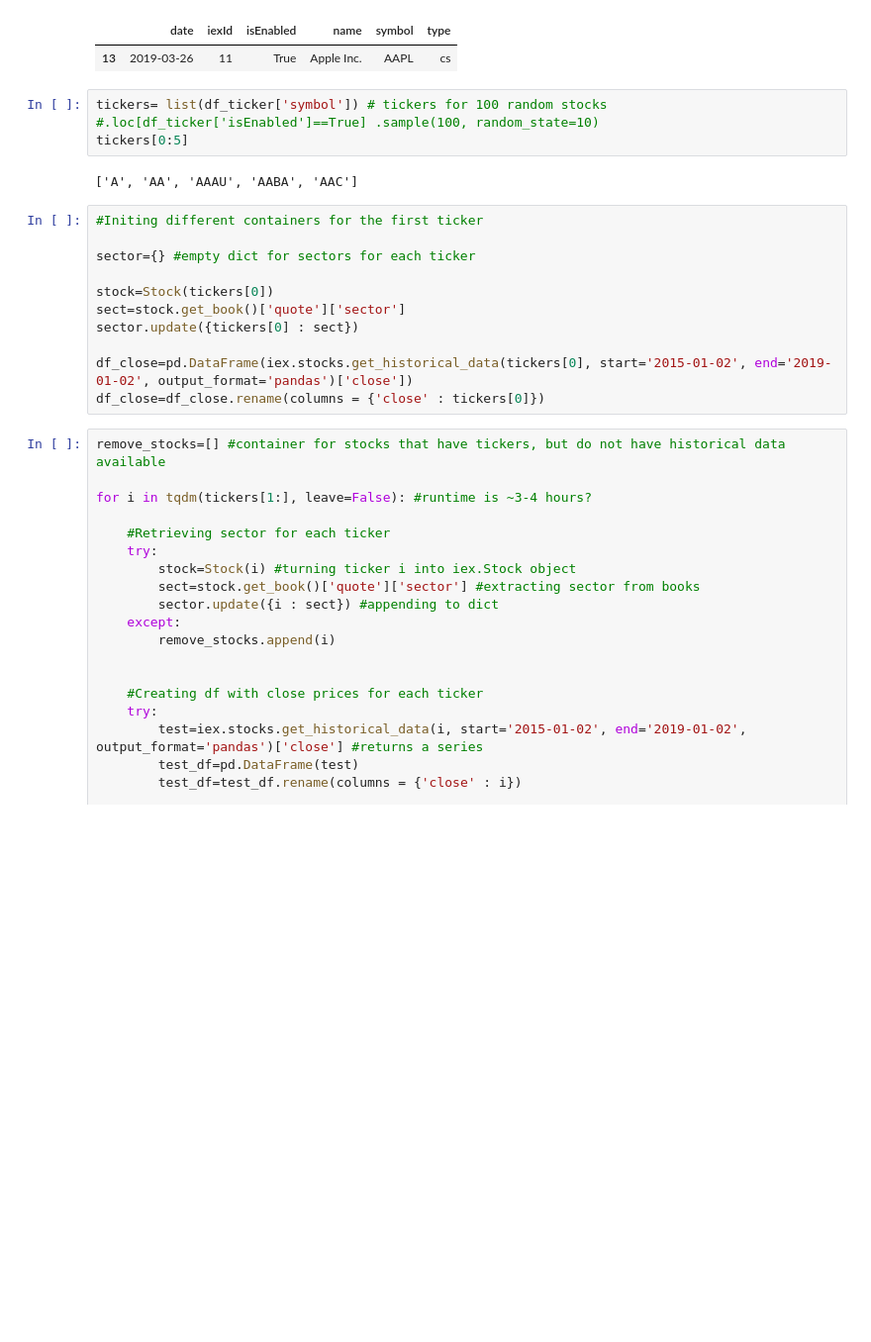
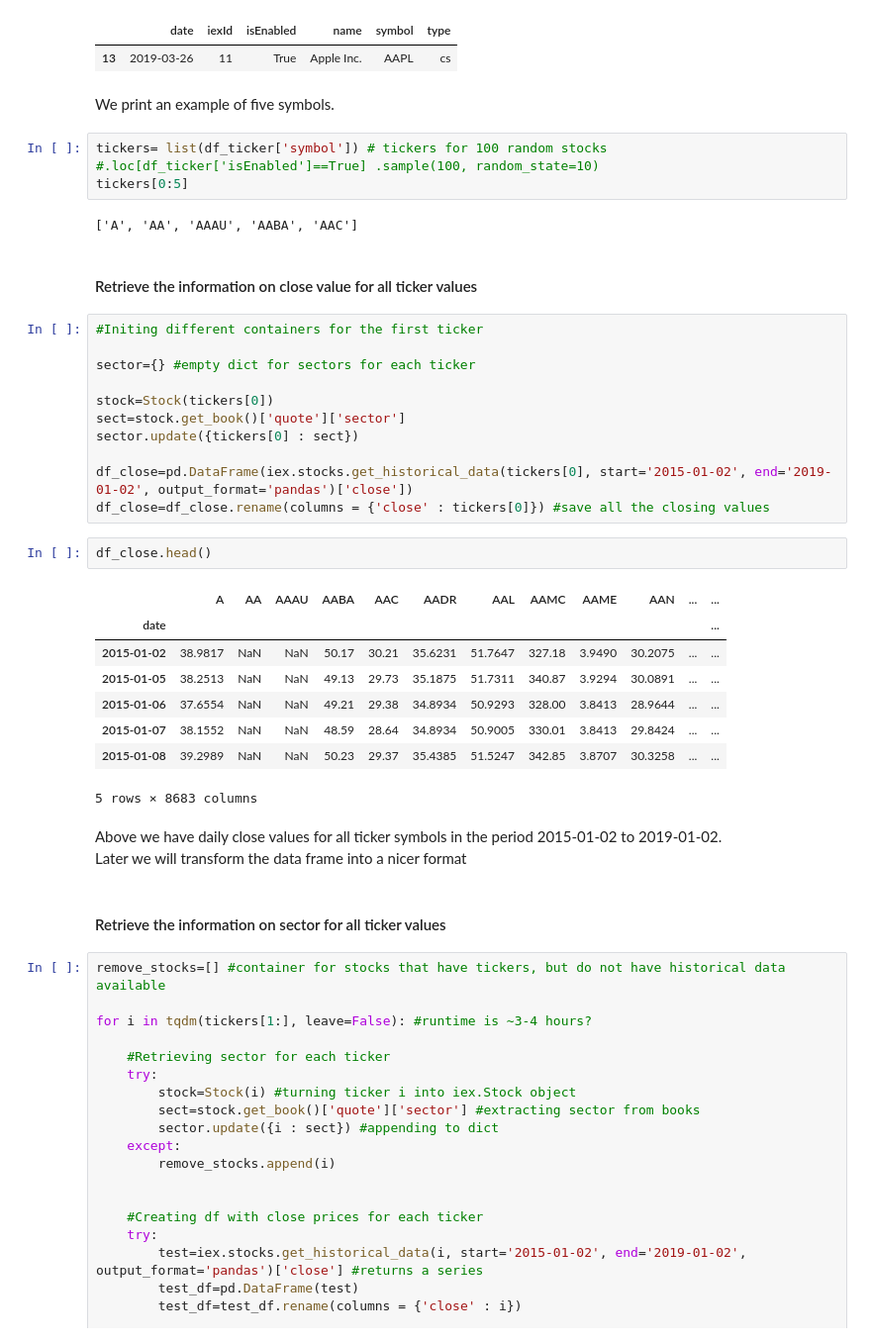
Before and after one commit to NumEconCopenhagen/projects-2019-wms, a Jupyter notebook: dataproject/dataProject.ipynb, the cells around one changed output. Shown: that part at 99% size. Cells and saved outputs as stored; diff of their text form; blank space fills up the shorter version.

Commit message:
added more comments to data project

```diff
--- a/dataproject/dataProject.ipynb
+++ b/dataproject/dataProject.ipynb
@@ -41,11 +45,15 @@ df_ticker.loc[df_ticker['name'] == 'Apple Inc.']
 # %% [output]
 |  | date | iexId | isEnabled | name | symbol | type |
 | 13 | 2019-03-26 | 11 | True | Apple Inc. | AAPL | cs |
+# %% [markdown]
+We print an example of five symbols.
 # %%
 tickers= list(df_ticker['symbol']) # tickers for 100 random stocks #.loc[df_ticker['isEnabled']==True] .sample(100, random_state=10)
 tickers[0:5]
 # %% [output]
 ['A', 'AA', 'AAAU', 'AABA', 'AAC']
+# %% [markdown]
+#### Retrieve the information on close value for all ticker values
 # %%
 #Initing different containers for the first ticker
 
@@ -56,7 +64,23 @@ sect=stock.get_book()['quote']['sector']
 sector.update({tickers[0] : sect})
 
 df_close=pd.DataFrame(iex.stocks.get_historical_data(tickers[0], start='2015-01-02', end='2019-01-02', output_format='pandas')['close'])
-df_close=df_close.rename(columns = {'close' : tickers[0]})
+df_close=df_close.rename(columns = {'close' : tickers[0]}) #save all the closing values
+# %%
+df_close.head()
+# %% [output]
+|  | A | AA | AAAU | AABA | AAC | AADR | AAL | AAMC | AAME | AAN | ... | ... |
+| date |  |  |  |  |  |  |  |  |  |  |  | ... |
+| 2015-01-02 | 38.9817 | NaN | NaN | 50.17 | 30.21 | 35.6231 | 51.7647 | 327.18 | 3.9490 | 30.2075 | ... | ... |
+| 2015-01-05 | 38.2513 | NaN | NaN | 49.13 | 29.73 | 35.1875 | 51.7311 | 340.87 | 3.9294 | 30.0891 | ... | ... |
+| 2015-01-06 | 37.6554 | NaN | NaN | 49.21 | 29.38 | 34.8934 | 50.9293 | 328.00 | 3.8413 | 28.9644 | ... | ... |
+| 2015-01-07 | 38.1552 | NaN | NaN | 48.59 | 28.64 | 34.8934 | 50.9005 | 330.01 | 3.8413 | 29.8424 | ... | ... |
+| 2015-01-08 | 39.2989 | NaN | NaN | 50.23 | 29.37 | 35.4385 | 51.5247 | 342.85 | 3.8707 | 30.3258 | ... | ... |
+5 rows × 8683 columns
+# %% [markdown]
+Above we have daily close values for all ticker symbols in the period 2015-01-02 to 2019-01-02. <br>
+Later we will transform the data frame into a nicer format
+# %% [markdown]
+#### Retrieve the information on sector for all ticker values
 # %%
 remove_stocks=[] #container for stocks that have tickers, but do not have historical data available
 
```
Also changed, not shown: parts of 29 cells of this notebook.
